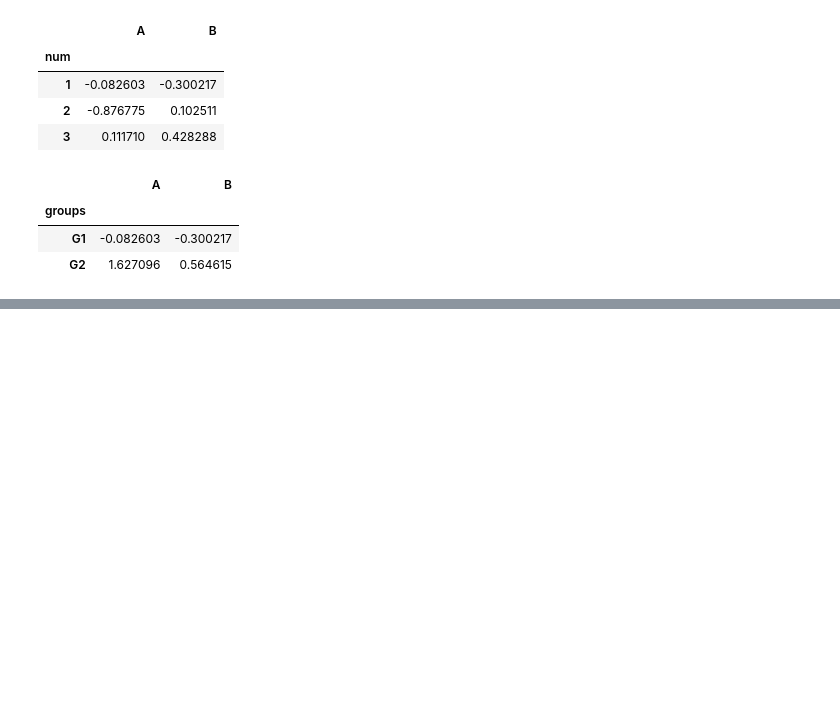
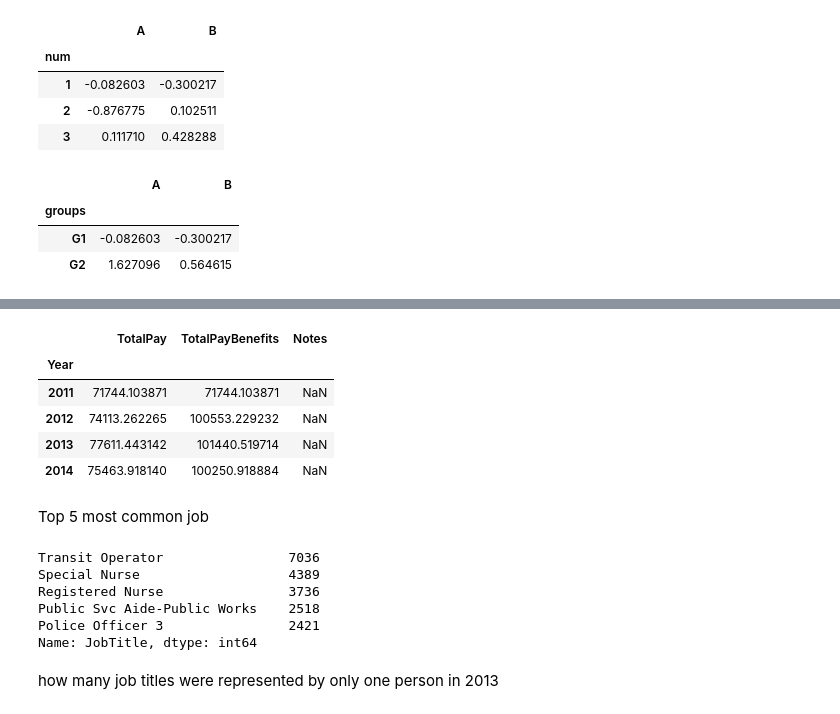
Before and after one commit to fahamin5149/Python-for-DS, a Jupyter notebook: 3-Pandas/Pandas.ipynb, the cells around one changed output, grey strips where cells are left out. Saved outputs shown, nothing was run; the diff lists cells and outputs as text; code cells hidden in the pictures; blank space fills up the shorter version.

```diff
--- a/3-Pandas/Pandas.ipynb
+++ b/3-Pandas/Pandas.ipynb
@@ -527,0 +748,22 @@ df1.join(df2, how="outer")
+# %%
+df.groupby('Year').mean()
+# %% [output]
+|  | TotalPay | TotalPayBenefits | Notes |
+| Year |  |  |  |
+| 2011 | 71744.103871 | 71744.103871 | NaN |
+| 2012 | 74113.262265 | 100553.229232 | NaN |
+| 2013 | 77611.443142 | 101440.519714 | NaN |
+| 2014 | 75463.918140 | 100250.918884 | NaN |
+# %% [markdown]
+Top 5 most common job
+# %%
+df['JobTitle'].value_counts().head(5)
+# %% [output]
+Transit Operator                7036
+Special Nurse                   4389
+Registered Nurse                3736
+Public Svc Aide-Public Works    2518
+Police Officer 3                2421
+Name: JobTitle, dtype: int64
+# %% [markdown]
+how many job titles were represented by only one person in 2013
```
Also changed, not shown: parts of 102 cells of this notebook.
